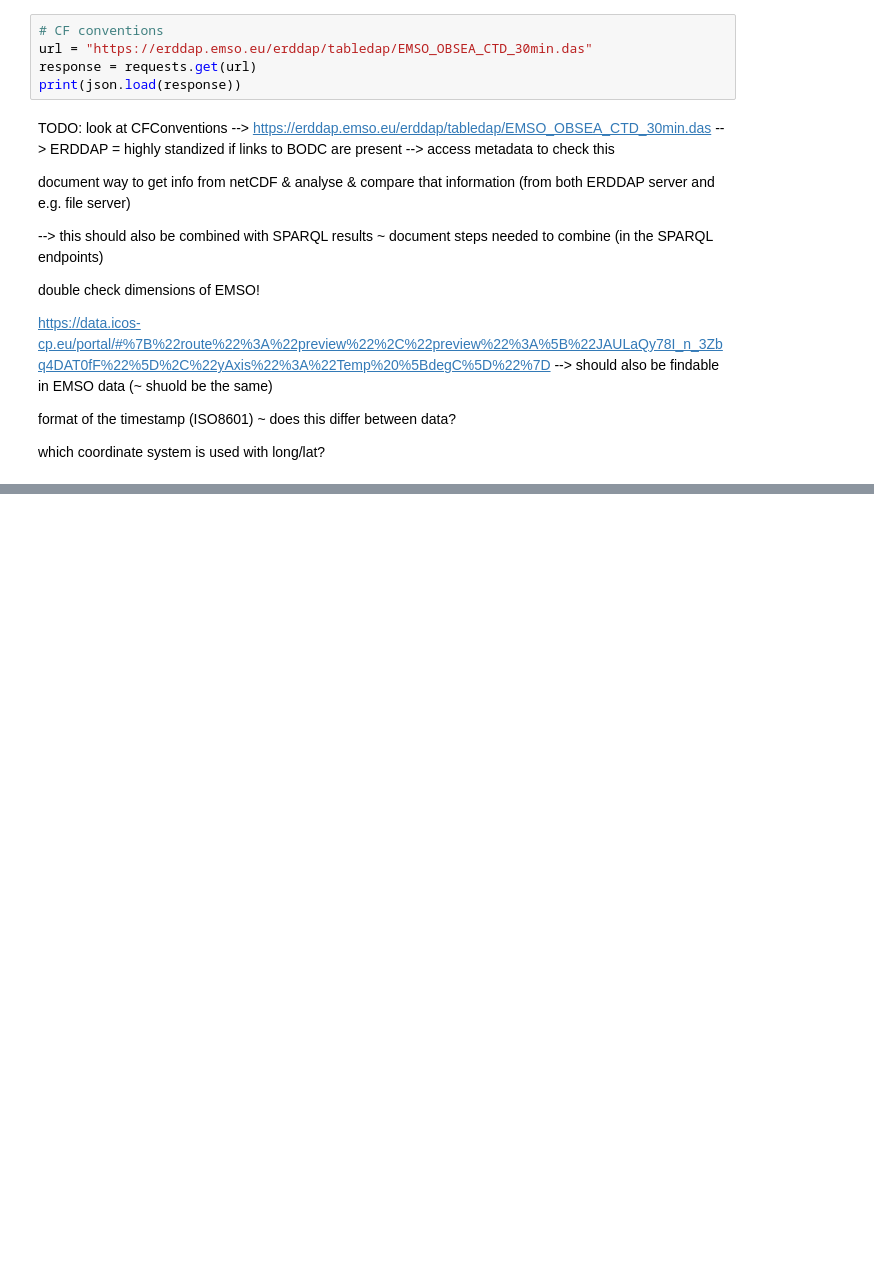
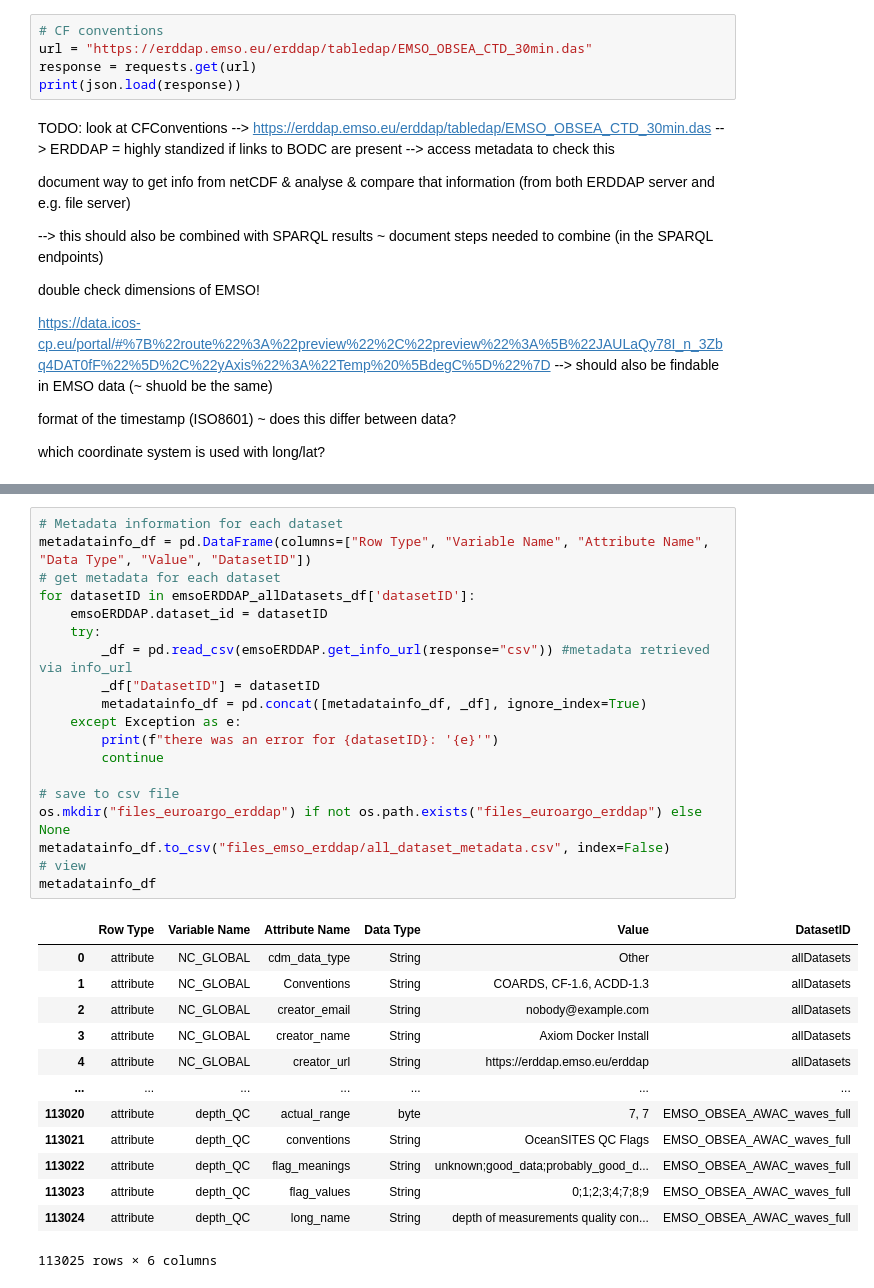
Before and after one commit to vliz-be-opsci/george-analysis, a Jupyter notebook: notebooks/interop_emso_erddap_service.ipynb, the cells around one changed output, grey strips where cells are left out. Saved outputs shown, nothing was run; the diff lists cells and outputs as text; blank space fills up the shorter version.

```diff
--- a/notebooks/interop_emso_erddap_service.ipynb
+++ b/notebooks/interop_emso_erddap_service.ipynb
@@ -497,0 +526,33 @@ which coordinate system is used with long/lat?
+# %%
+# Metadata information for each dataset
+metadatainfo_df = pd.DataFrame(columns=["Row Type", "Variable Name", "Attribute Name", "Data Type", "Value", "DatasetID"])
+# get metadata for each dataset
+for datasetID in emsoERDDAP_allDatasets_df['datasetID']:
+    emsoERDDAP.dataset_id = datasetID
+    try:
+        _df = pd.read_csv(emsoERDDAP.get_info_url(response="csv")) #metadata retrieved via info_url
+        _df["DatasetID"] = datasetID
+        metadatainfo_df = pd.concat([metadatainfo_df, _df], ignore_index=True)
+    except Exception as e:
+        print(f"there was an error for {datasetID}: '{e}'")
+        continue
+
+# save to csv file
+os.mkdir("files_euroargo_erddap") if not os.path.exists("files_euroargo_erddap") else None
+metadatainfo_df.to_csv("files_emso_erddap/all_dataset_metadata.csv", index=False)
+# view
+metadatainfo_df
+# %% [output]
+|  | Row Type | Variable Name | Attribute Name | Data Type | Value | DatasetID |
+| 0 | attribute | NC_GLOBAL | cdm_data_type | String | Other | allDatasets |
+| 1 | attribute | NC_GLOBAL | Conventions | String | COARDS, CF-1.6, ACDD-1.3 | allDatasets |
+| 2 | attribute | NC_GLOBAL | creator_email | String | nobody@example.com | allDatasets |
+| 3 | attribute | NC_GLOBAL | creator_name | String | Axiom Docker Install | allDatasets |
+| 4 | attribute | NC_GLOBAL | creator_url | String | https://erddap.emso.eu/erddap | allDatasets |
+| ... | ... | ... | ... | ... | ... | ... |
+| 113020 | attribute | depth_QC | actual_range | byte | 7, 7 | EMSO_OBSEA_AWAC_waves_full |
+| 113021 | attribute | depth_QC | conventions | String | OceanSITES QC Flags | EMSO_OBSEA_AWAC_waves_full |
+| 113022 | attribute | depth_QC | flag_meanings | String | unknown;good_data;probably_good_d... | EMSO_OBSEA_AWAC_waves_full |
+| 113023 | attribute | depth_QC | flag_values | String | 0;1;2;3;4;7;8;9 | EMSO_OBSEA_AWAC_waves_full |
+| 113024 | attribute | depth_QC | long_name | String | depth of measurements quality con... | EMSO_OBSEA_AWAC_waves_full |
+113025 rows × 6 columns
```
Also changed, not shown: parts of 7 cells of this notebook, 14 other files.
